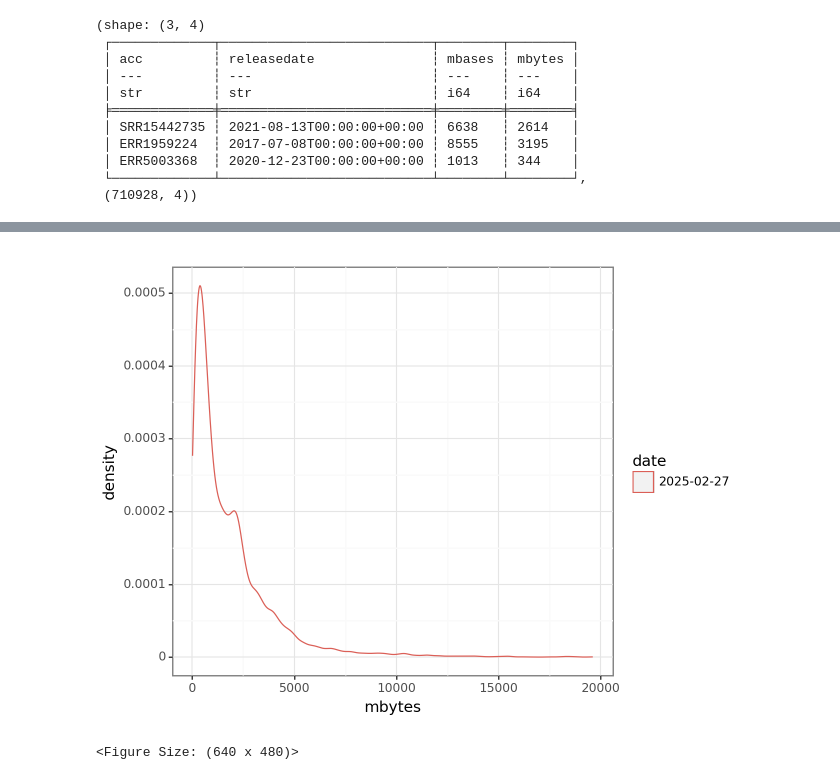
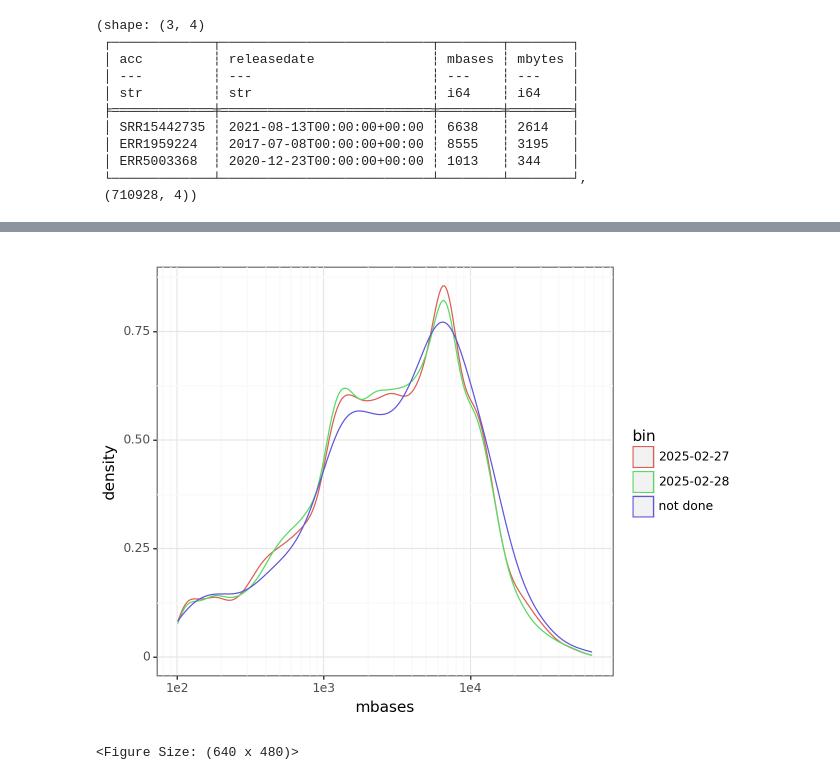
Before and after one commit to timbalam/singlem-sra-processing, a Jupyter notebook: cloud/argo/job_running_analysis.ipynb, the cells around one changed output, grey strips where cells are left out. Saved outputs shown, nothing was run; the diff lists cells and outputs as text; code cells hidden in the pictures.

```diff
--- a/cloud/argo/job_running_analysis.ipynb
+++ b/cloud/argo/job_running_analysis.ipynb
@@ -161,11 +162,16 @@ joined.filter(pl.col('done')).select('date','mbytes').group_by('date').median(),
 # %%
 # DONT DO THIS - RAM ISSUES
 # # ggplot(joined)+geom_density(aes(x='mbytes', colour='done'))
-# %%
-ggplot(joined.filter(pl.col('done')))+geom_density(aes(x='mbytes', colour='date'))
-# %% [output]
-[figure, removed]
-<Figure Size: (640 x 480)>
+# %%
+overall_sample = joined.filter(pl.col('done')==False).sample(1000)
+
+to_plot = pl.concat([overall_sample, joined.filter(pl.col('done'))]).with_columns(pl.when(pl.col('done')==True).then(pl.col('date')).otherwise(pl.lit('not done')).alias('bin'))
+
+to_plot.sample(50)
+ggplot(to_plot)+geom_density(aes(x='mbases', colour='bin'))+scale_x_log10()
+# %% [output]
+[figure, added]
+<Figure Size: (640 x 480)>
 # %%
 # estimate total time required to process all files. Time taken is the time since the first file appeared in the S3 bucket
 start_time = joined.filter(pl.col('done')).with_columns(pl.col('datetime').min().alias('start'))['start'][0]
```
Also changed, not shown: parts of 10 cells of this notebook, 7 other files.
